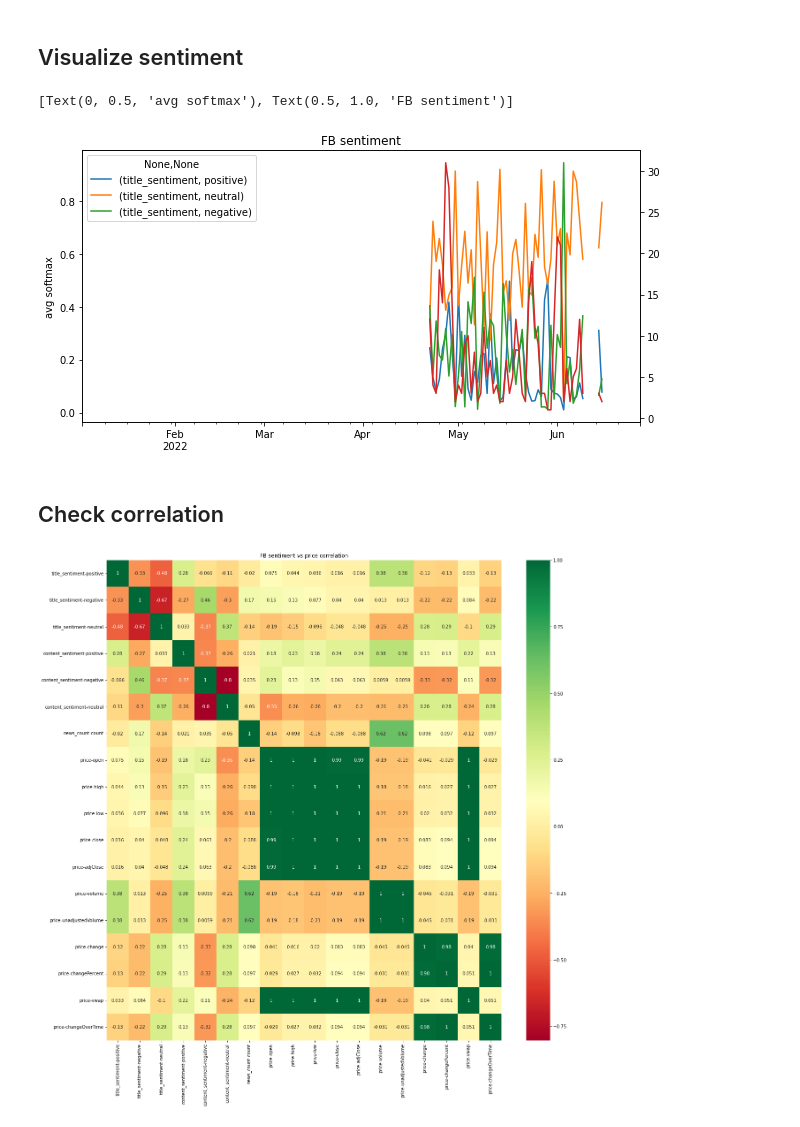
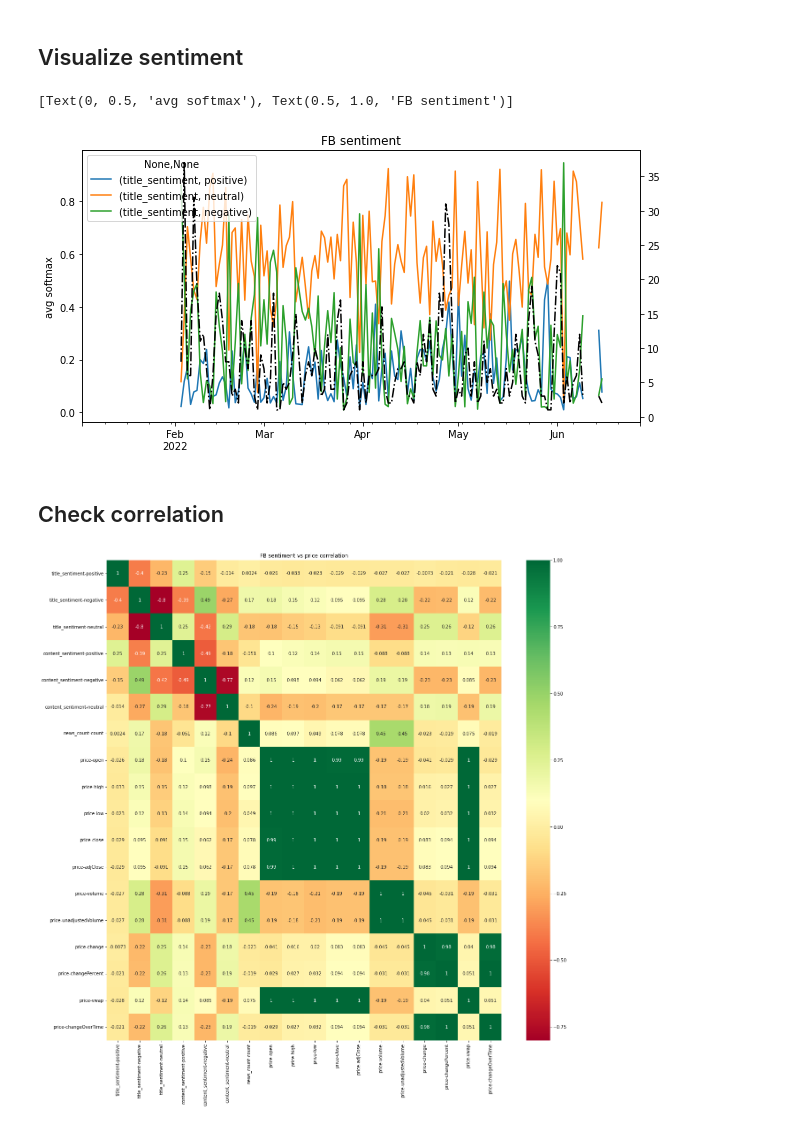
Before and after one commit to pauljhp/StockSentimentAnalysis, a Jupyter notebook: tutorial.ipynb, the cells around one changed output. Saved outputs shown, nothing was run; the diff lists cells and outputs as text; code cells hidden in the pictures.

```diff
--- a/tutorial.ipynb
+++ b/tutorial.ipynb
@@ -4,7 +14,7 @@
 import news_sentiment
 import datetime as dt
 summary = news_sentiment.get_daily_sentiment_series("FB",
-    start_date=dt.date(2022, 1, 1), lim=400)
+    start_date=dt.date(2022, 1, 1), lim=1000)
 # %%
 summary.head(5)
 # %% [output]
@@ -41,15 +51,17 @@ summary.corr()
 # %%
 import matplotlib.pyplot as plt
 import itertools
 f, ax = plt.subplots(1, figsize=(10,5))
 summary.loc[:, itertools.product(["title_sentiment"],
     ["positive", "neutral", "negative"])].plot(ax=ax)
-summary.loc[:, ("news_count", "count")].plot(ax=ax, secondary_y=True, label="news count")
+summary.loc[:, ("news_count", "count")].plot(ax=ax, secondary_y=True,
+    color='black', linestyle="-.",
+    label="news count")
 ax.set(ylabel="avg softmax",
     title="FB sentiment")
 # %% [output]
 [Text(0, 0.5, 'avg softmax'), Text(0.5, 1.0, 'FB sentiment')]
-[figure, old version]
+[figure, new version]
 # %% [markdown]
 ## Check correlation
 # %%
@@ -60,4 +72,4 @@ ax.set(title="FB sentiment vs price correlation")
 ax.set(xlabel=None, ylabel=None)
 plt.show()
 # %% [output]
-[figure, old version]
+[figure, new version]
```
Also changed, not shown: parts of 3 cells of this notebook.
